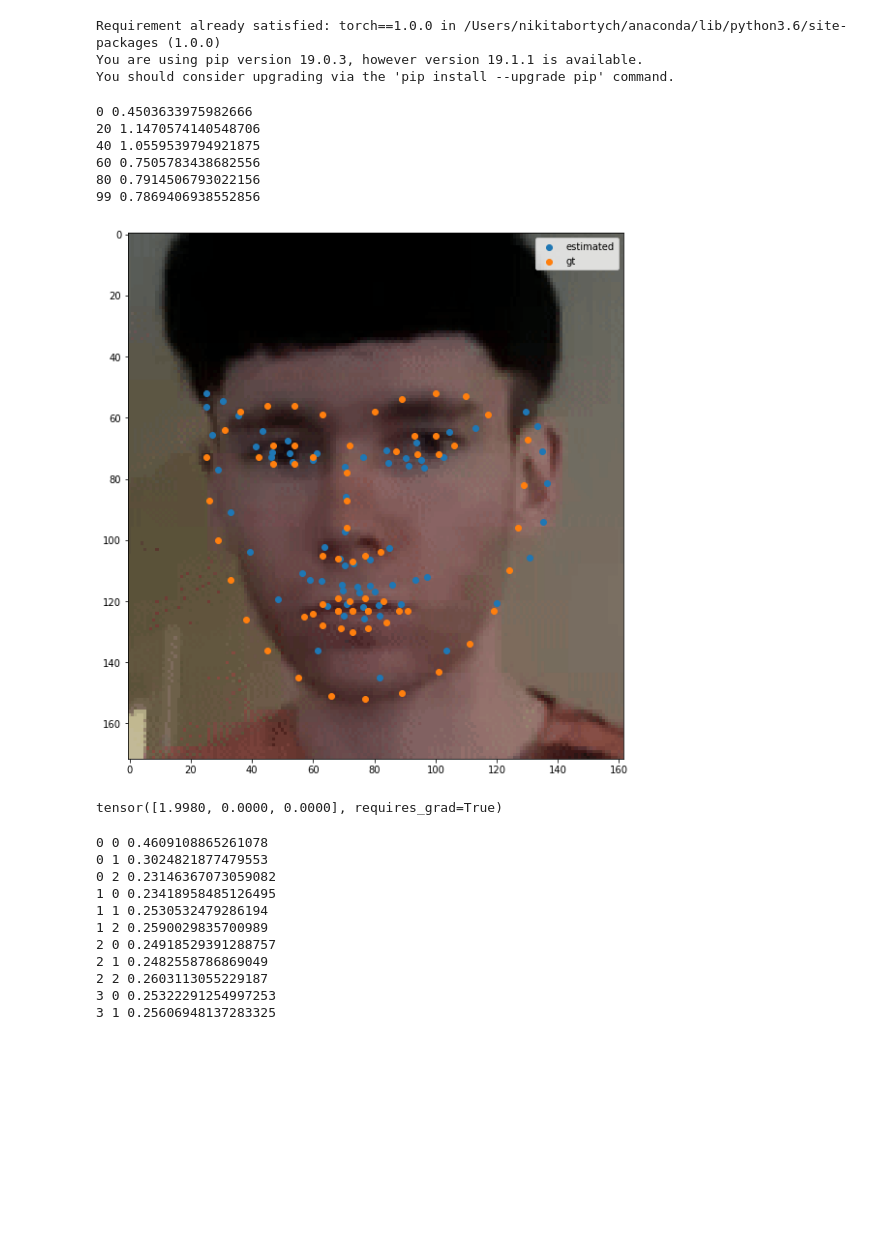
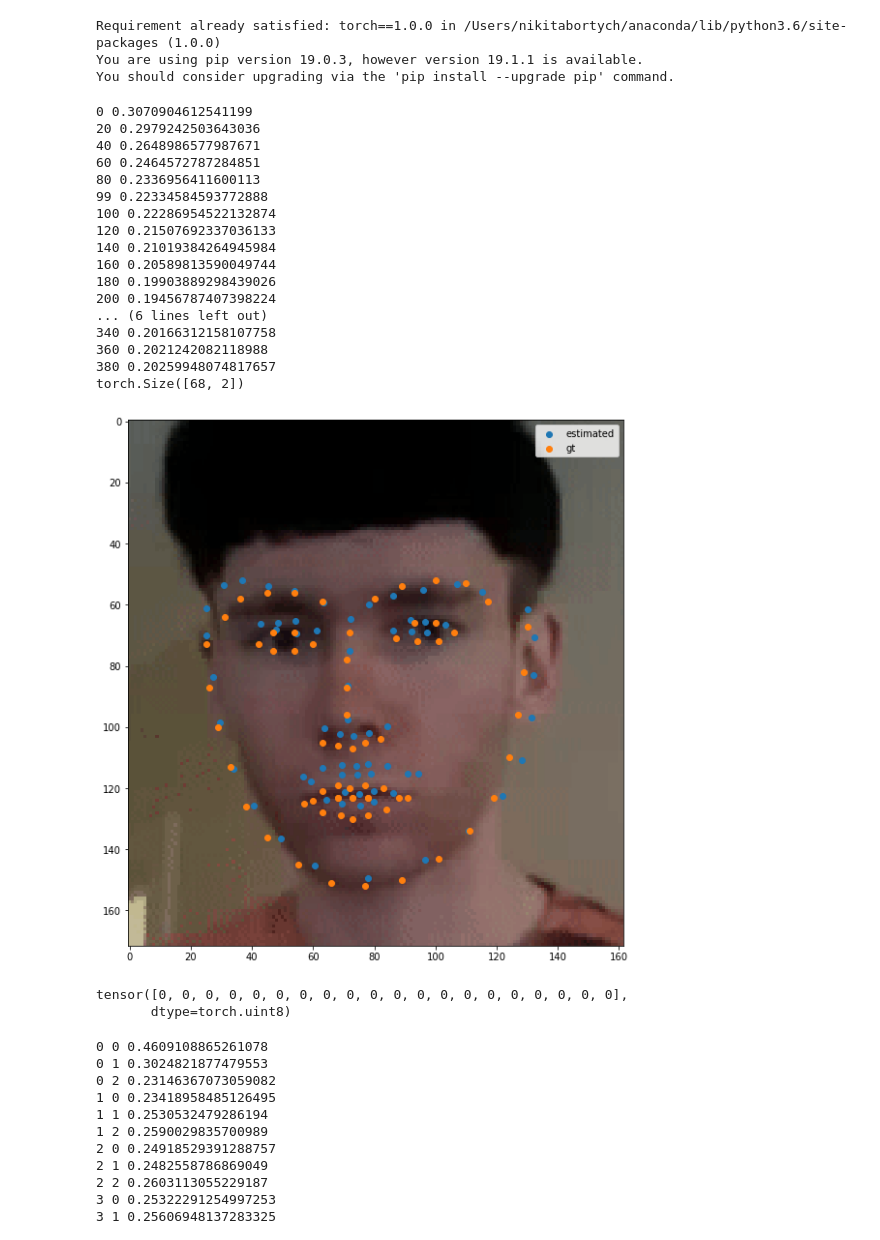
Before and after one commit to nbortych/CV2, a Jupyter notebook: Assignment3/optimisation.ipynb, the cells around one changed output. Drawn from its saved outputs; the diff is of its cells as text; code cells hidden in the pictures; blank space fills up the shorter version.

```diff
--- a/Assignment3/optimisation.ipynb
+++ b/Assignment3/optimisation.ipynb
@@ -115,8 +115,8 @@ def facial_landmarks_torch(alpha, delta, w, t):
 
     image_aspect_ratio = W / H
     angle = 10
-    near = 300
-    far = 2000
+    near = .1
+    far = 10
 
     right, left, top, bottom = get_perspective(image_aspect_ratio, angle, near, far)
 
@@ -179,20 +179,20 @@ w = Variable(torch.tensor([np.pi, 0.0, 0.0]), requires_grad=True)
 t = Variable(torch.tensor([0.0,0.0,-400.0]), requires_grad=True)
 #read an image
 image = cv2.imread('in.png')#
-img = dataset[0][0] #cv2.cvtColor(image, cv2.COLOR_BGR2GRAY)##
+img =  dataset[0][0]#cv2.cvtColor(image, cv2.COLOR_BGR2GRAY)##
 #get ground truth landmarks
 target = torch.from_numpy(detect_landmark(img)).to(dtype = torch.float)
 target, values = normalise(target, is_ground=True)
 #set optimisation parameters
-lr = 1
+lr = .001
 opt = torch.optim.Adam([alpha, delta, w, t], lr=lr)
 scheduler = torch.optim.lr_scheduler.StepLR(opt, step_size=1)
-lambda_alpha = 1e-1
-lambda_delta = 1e-1
+lambda_alpha = 1e-3
+lambda_delta = 1e-3
 #iterate
-for i in range(100):
+for i in range(400):
 
-    if i % 50 == 0:
+    if i == 150 or i==320:
         scheduler.step()
 
 
@@ -205,45 +205,57 @@ for i in range(100):
     loss_lan = torch.sum(torch.norm((prediction_landmarks - target)).pow(2))
     loss_reg = lambda_alpha * (alpha.pow(2)).sum() + lambda_delta * (delta.pow(2)).sum()
     loss = loss_lan + loss_reg
     #backprop
     if i%20==0 or i ==99:
         print(i, loss.item())
     loss.backward()
     opt.step()
 #compute final landmarks
 
 
 target = torch.from_numpy(detect_landmark(img)).to(dtype = torch.float)
+print(target.shape)
 target, values = normalise(target, is_ground = True)
 target[:,0] = target[:,0]*values[0]+values[1]
 target[:,1] = target[:,1]*values[0]+values[2]
 target= target.detach().numpy()
 
 
 estimated_landmarks = facial_landmarks_torch(alpha, delta, w, t)#.detach().numpy()
 estimated_landmarks = normalise(estimated_landmarks)
 estimated_landmarks[:,0] = estimated_landmarks[:,0]*values[0]+values[1]
 estimated_landmarks[:,1] = estimated_landmarks[:,1]*values[0]+values[2]
 estimated_landmarks = estimated_landmarks.detach().numpy()
 
 plt.imshow(img)
 plt.scatter(estimated_landmarks[:,0], estimated_landmarks[:,1], label = "estimated")
 plt.scatter(target[:,0], target[:,1], label = "gt")
 plt.legend()
 plt.show()
 # %% [output]
-0 0.4503633975982666
-20 1.1470574140548706
-40 1.0559539794921875
-60 0.7505783438682556
-80 0.7914506793022156
-99 0.7869406938552856
+0 0.3070904612541199
+20 0.2979242503643036
+40 0.2648986577987671
+60 0.2464572787284851
+80 0.2336956411600113
+99 0.22334584593772888
+100 0.22286954522132874
+120 0.21507692337036133
+140 0.21019384264945984
+160 0.20589813590049744
+180 0.19903889298439026
+200 0.19456787407398224
+... (6 lines left out)
+340 0.20166312158107758
+360 0.2021242082118988
+380 0.20259948074817657
+torch.Size([68, 2])
-[figure, old version]
+[figure, new version]
 # %%
 alpha[:20]==delta
-w
 # %% [output]
-tensor([1.9980, 0.0000, 0.0000], requires_grad=True)
+tensor([0, 0, 0, 0, 0, 0, 0, 0, 0, 0, 0, 0, 0, 0, 0, 0, 0, 0, 0, 0],
+       dtype=torch.uint8)
 # %%
 np.save("best_params.npy", np.array([alpha_m, delta_m, w_m, t_m]))
 # %%
```
Also changed, not shown: 1 other file.
